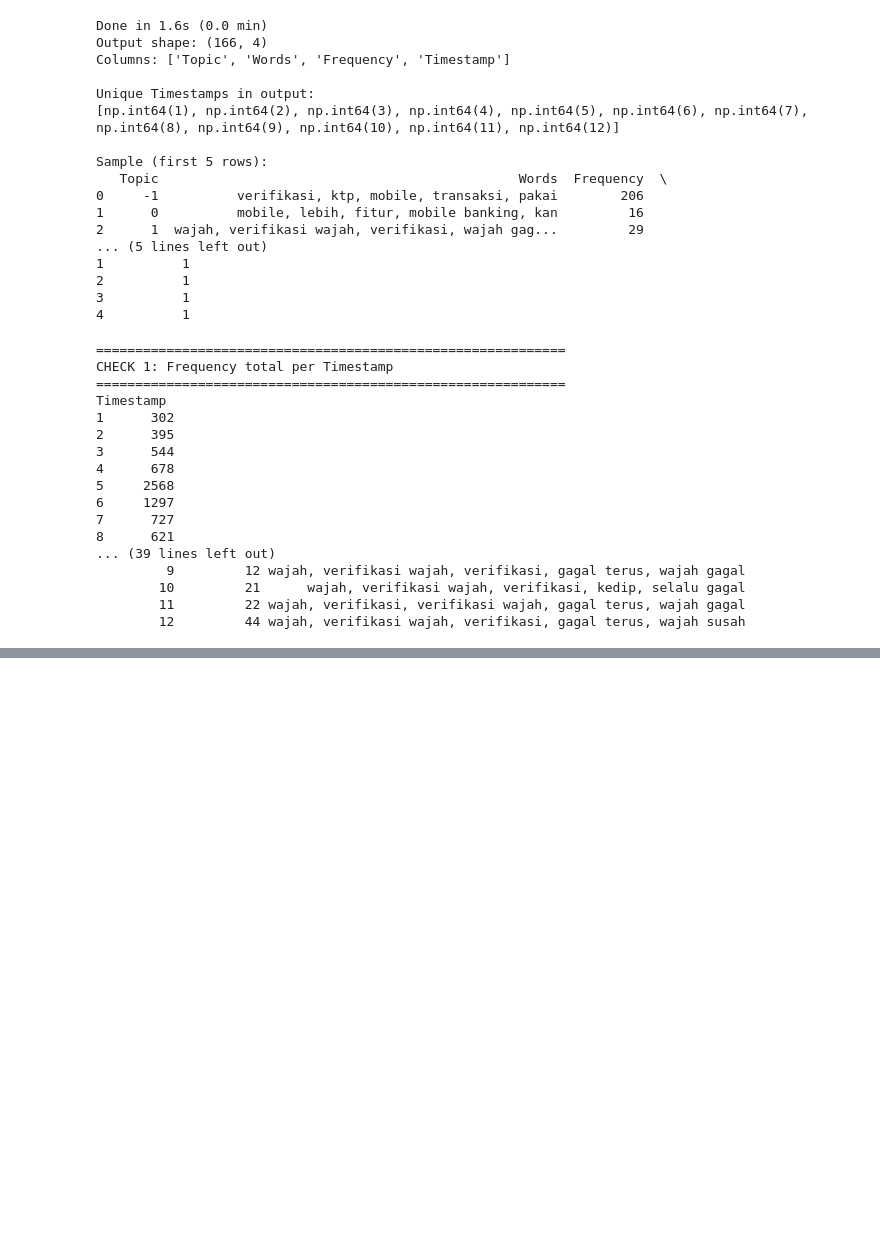
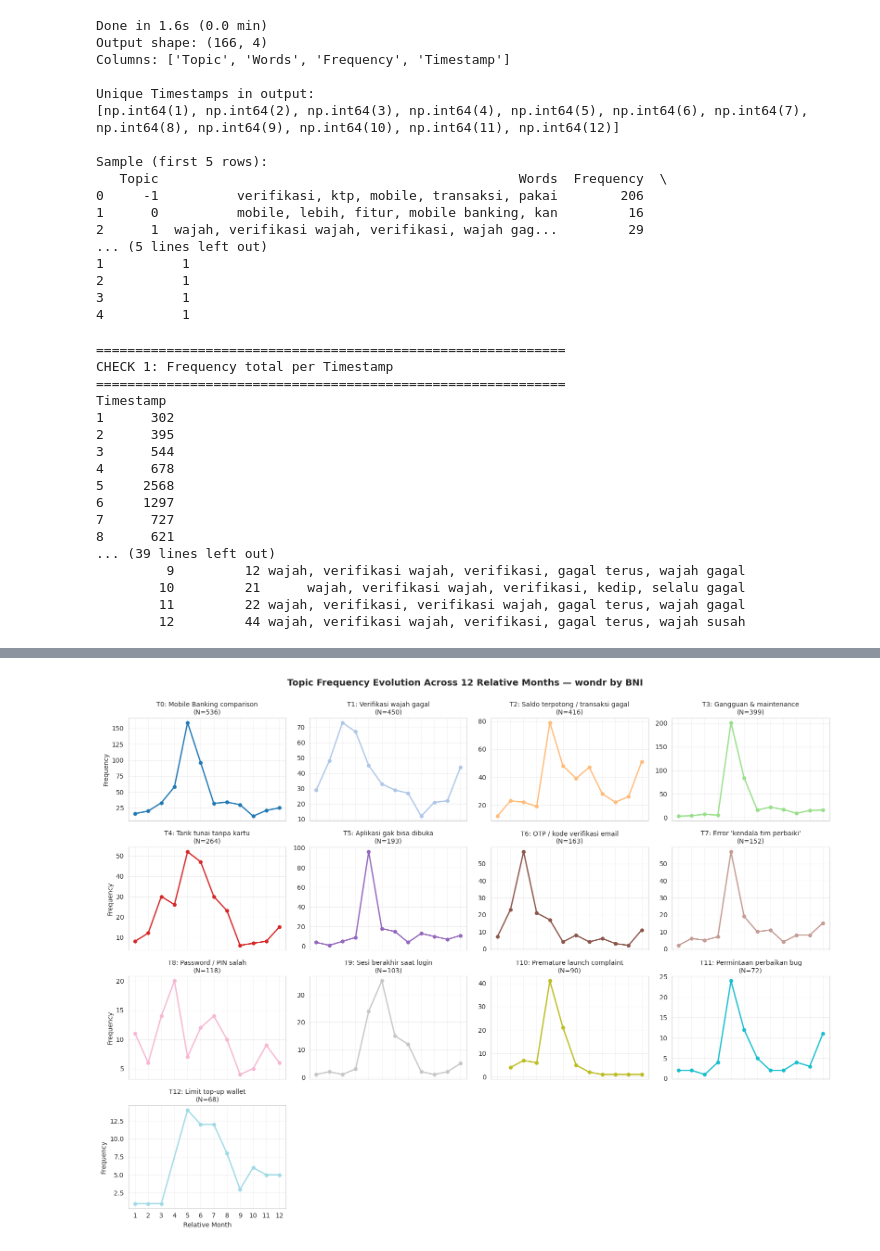
Before and after one commit to rabithahz-salwa/skripsi-bertopic-superapp, a Jupyter notebook: 05_bertopic_wondr.ipynb, the cells around one changed output, grey strips where cells are left out. Drawn from its saved outputs; the diff is of its cells as text; code cells hidden in the pictures; blank space fills up the shorter version.

```diff
--- a/05_bertopic_wondr.ipynb
+++ b/05_bertopic_wondr.ipynb
@@ -1083,3 +1083,23 @@ Timestamp
         10         21      wajah, verifikasi wajah, verifikasi, kedip, selalu gagal
         11         22 wajah, verifikasi, verifikasi wajah, gagal terus, wajah gagal
         12         44 wajah, verifikasi wajah, verifikasi, gagal terus, wajah susah
+# %%
+# === Section 8.3: Save topics_over_time + filter outliers ===
+import os
+
+# 1. Save raw topics_over_time (incl outlier -1) untuk reproducibility
+os.makedirs("data/processed", exist_ok=True)
+output_path = "data/processed/wondr_topics_over_time.pkl"
+topics_over_time.to_pickle(output_path)
+print(f"✅ Saved raw topics_over_time to: {output_path}")
+print(f"   File size: {os.path.getsize(output_path) / 1024:.1f} KB")
+print()
+
+# 2. Filter out topic -1 (outlier) untuk analisis selanjutnya
+tot_clean = topics_over_time[topics_over_time['Topic'] != -1].copy()
+print(f"After filtering outlier (-1):")
+print(f"  Original rows: {len(topics_over_time)}")
+print(f"  Filtered rows: {len(tot_clean)}")
+print(f"  Unique topics: {sorted(tot_clean['Topic'].unique())}")
+print(f"  Total Frequency (in-cluster only): {tot_clean['Frequency'].sum()}")
+print(f"  Expected (3024 in-cluster from Phase C): 3024")
@@ -1085,0 +1176,69 @@ Timestamp
+# %%
+# === Section 8.5.1: Small multiples — frequency evolution per topic ===
+
+# Setup grid: 4 rows × 4 cols = 16 panel slots (13 topics + 3 empty)
+fig, axes = plt.subplots(4, 4, figsize=(16, 12), sharex=True)
+axes = axes.flatten()  # 2D → 1D array buat gampang loop
+
+# Color palette: 13 distinct colors dari tab20 colormap
+colors = plt.cm.tab20(np.linspace(0, 1, 13))
+
+# Loop tiap topic
+for idx, topic_id in enumerate(sorted(tot_clean['Topic'].unique())):
+    ax = axes[idx]
+
+    # Filter data untuk topic ini
+    topic_data = tot_clean[tot_clean['Topic'] == topic_id].sort_values('Timestamp')
+
+    # Plot line + markers
+    ax.plot(
+        topic_data['Timestamp'],
+        topic_data['Frequency'],
+        marker='o',
+        markersize=5,
+        linewidth=2,
+        color=colors[idx],
+    )
+
+    # Title = topic ID + label + total N
+    total_n = topic_data['Frequency'].sum()
+    ax.set_title(
+        f"T{topic_id}: {TOPIC_LABELS[topic_id]}\n(N={total_n})",
+        fontsize=10,
+    )
+
+    # Force x-axis to show all 12 months
+    ax.set_xticks(range(1, 13))
+    ax.set_xlim(0.5, 12.5)
+    ax.grid(True, alpha=0.3)
+
+    # Y-axis label hanya di leftmost column (idx 0, 4, 8, 12)
+    if idx % 4 == 0:
+        ax.set_ylabel('Frequency')
+
+    # X-axis label hanya di bottom row
+    if idx >= 12:
+        ax.set_xlabel('Relative Month')
+
+# Hide 3 empty panels (idx 13, 14, 15)
+for idx in range(13, 16):
+    axes[idx].set_visible(False)
+
+# Suptitle
+fig.suptitle(
+    'Topic Frequency Evolution Across 12 Relative Months — wondr by BNI',
+    fontsize=14,
+    fontweight='bold',
+    y=1.00,
+)
+
+plt.tight_layout()
+
+# Save dulu sebelum show — supaya save quality consistent
+output_path = FIG_DIR / "08_dtm_smallmultiples.png"
+plt.savefig(output_path, dpi=300, bbox_inches='tight')
+print(f"✅ Saved to: {output_path}")
+print(f"   File size: {output_path.stat().st_size / 1024:.1f} KB")
+
+plt.show()
+# %% [output]
@@ -1085,0 +1247 @@ Timestamp
+[figure, added]
```
Also changed, not shown: parts of 6 cells of this notebook, 2 other files.
